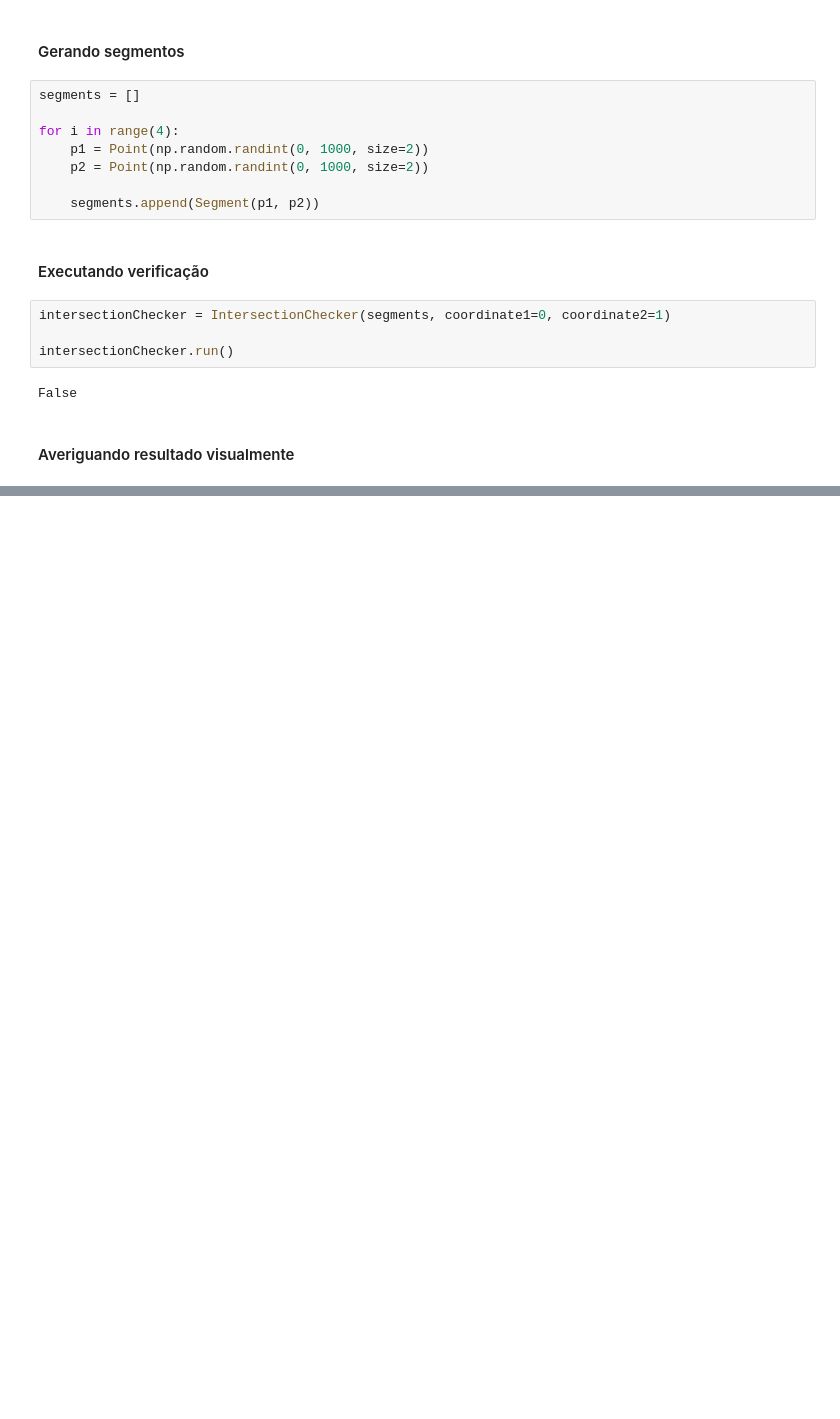
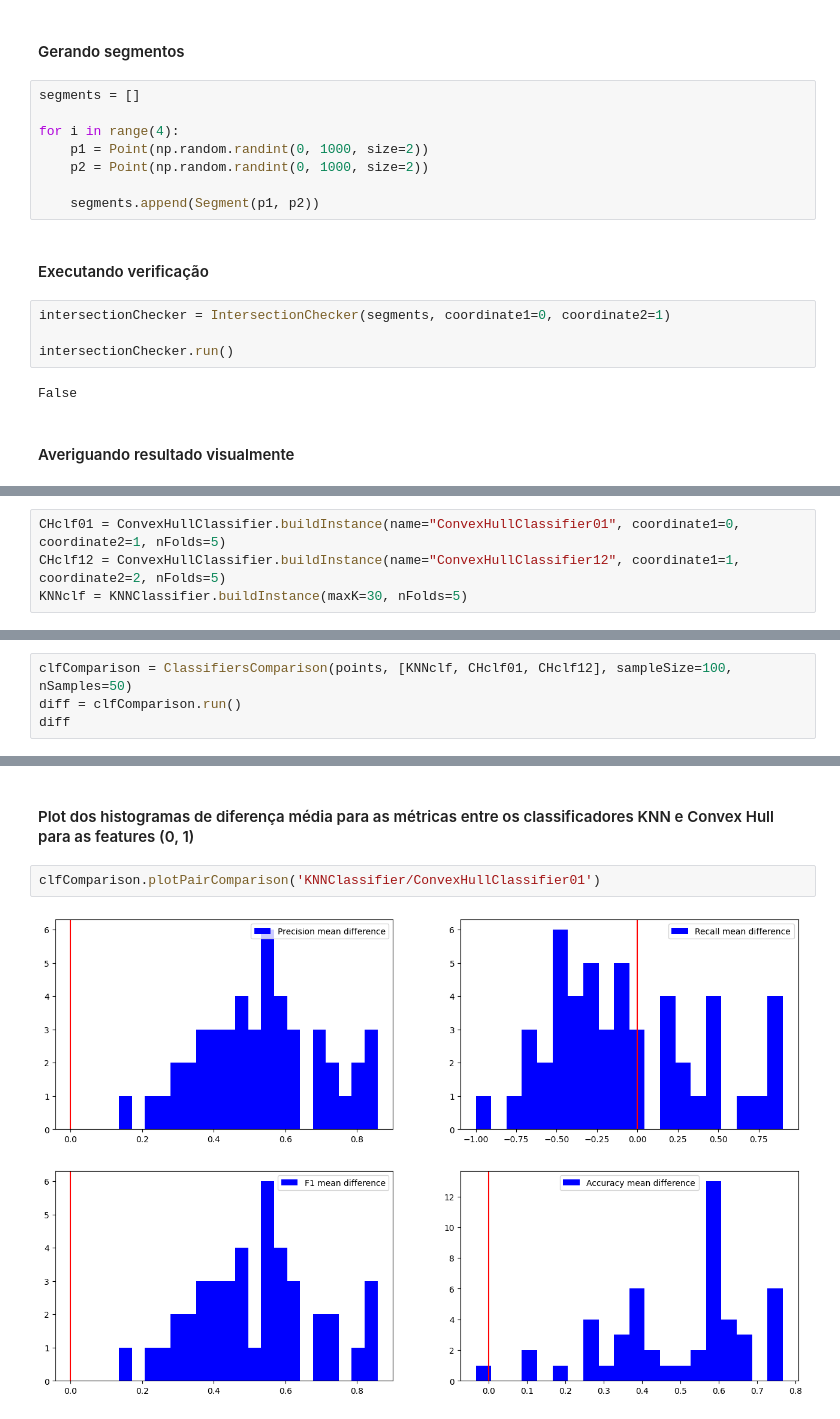
Before and after one commit to TuriAndrade/TP1-ALG2, a Jupyter notebook: documentation.ipynb, the cells around one changed output, grey strips where cells are left out. Saved outputs shown, nothing was run; the diff lists cells and outputs as text; blank space fills up the shorter version.

```diff
--- a/documentation.ipynb
+++ b/documentation.ipynb
@@ -224,0 +423,4 @@ for segment in segments:
+# %%
+CHclf01 = ConvexHullClassifier.buildInstance(name="ConvexHullClassifier01", coordinate1=0, coordinate2=1, nFolds=5)
+CHclf12 = ConvexHullClassifier.buildInstance(name="ConvexHullClassifier12", coordinate1=1, coordinate2=2, nFolds=5)
+KNNclf = KNNClassifier.buildInstance(maxK=30, nFolds=5)
@@ -224,0 +429,4 @@ for segment in segments:
+# %%
+clfComparison = ClassifiersComparison(points, [KNNclf, CHclf01, CHclf12], sampleSize=100, nSamples=50)
+diff = clfComparison.run()
+diff
@@ -224,0 +447,6 @@ for segment in segments:
+# %% [markdown]
+#### Plot dos histogramas de diferença média para as métricas entre os classificadores KNN e Convex Hull para as features (0, 1)
+# %%
+clfComparison.plotPairComparison('KNNClassifier/ConvexHullClassifier01')
+# %% [output]
+[figure, added]
```
Also changed, not shown: parts of 68 cells of this notebook, 19 other files.
